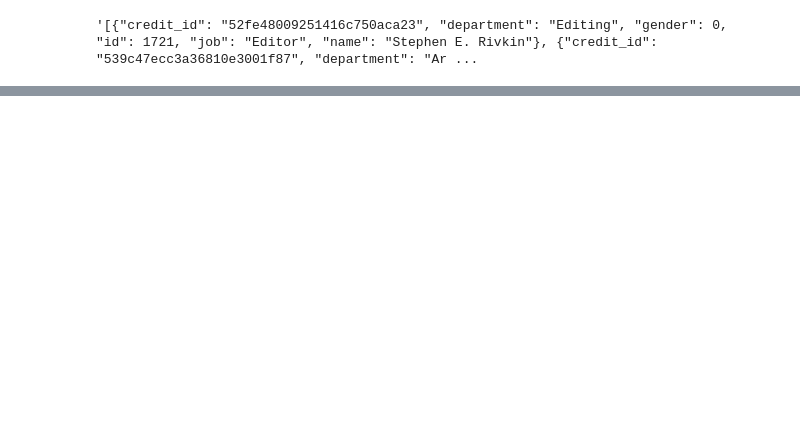
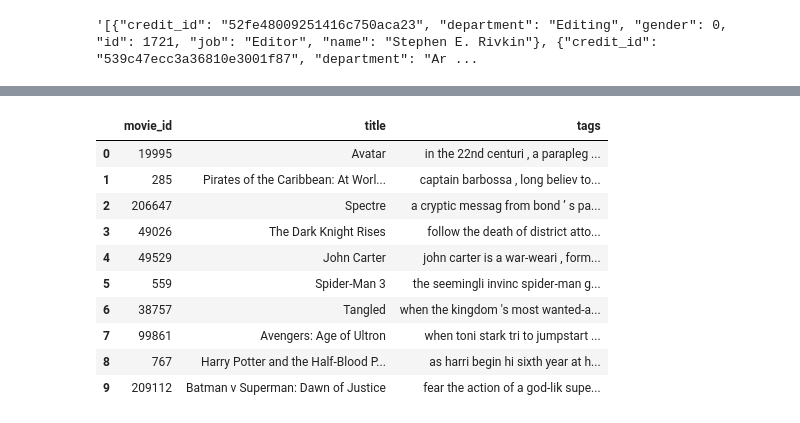
Before and after one commit to LUFFY-KIngofCoder/Movie-Recommendation-System, a Jupyter notebook: movie-recommendation-system.ipynb, the cells around one changed output, grey strips where cells are left out. Drawn from its saved outputs; the diff is of its cells as text; code cells hidden in the pictures; blank space fills up the shorter version.

```diff
--- a/movie-recommendation-system.ipynb
+++ b/movie-recommendation-system.ipynb
@@ -162,0 +254,23 @@ NameError: name 'null' is not defined
+# %%
+ps = PorterStemmer()
+# %%
+def preprocessing(obj):
+    tokens = word_tokenize(obj)
+    stem_tokens = [ps.stem(token) for token in tokens]
+    return " ".join(stem_tokens)
+# %%
+new_df.loc[:,"tags"] = new_df.loc[:,"tags"].apply(preprocessing)
+# %%
+new_df.head(10)
+# %% [output]
+|  | movie_id | title | tags |
+| 0 | 19995 | Avatar | in the 22nd centuri , a parapleg ... |
+| 1 | 285 | Pirates of the Caribbean: At Worl... | captain barbossa , long believ to... |
+| 2 | 206647 | Spectre | a cryptic messag from bond ’ s pa... |
+| 3 | 49026 | The Dark Knight Rises | follow the death of district atto... |
+| 4 | 49529 | John Carter | john carter is a war-weari , form... |
+| 5 | 559 | Spider-Man 3 | the seemingli invinc spider-man g... |
+| 6 | 38757 | Tangled | when the kingdom 's most wanted-a... |
+| 7 | 99861 | Avengers: Age of Ultron | when toni stark tri to jumpstart ... |
+| 8 | 767 | Harry Potter and the Half-Blood P... | as harri begin hi sixth year at h... |
+| 9 | 209112 | Batman v Superman: Dawn of Justice | fear the action of a god-lik supe... |
```
Also changed, not shown: parts of 26 cells of this notebook.
